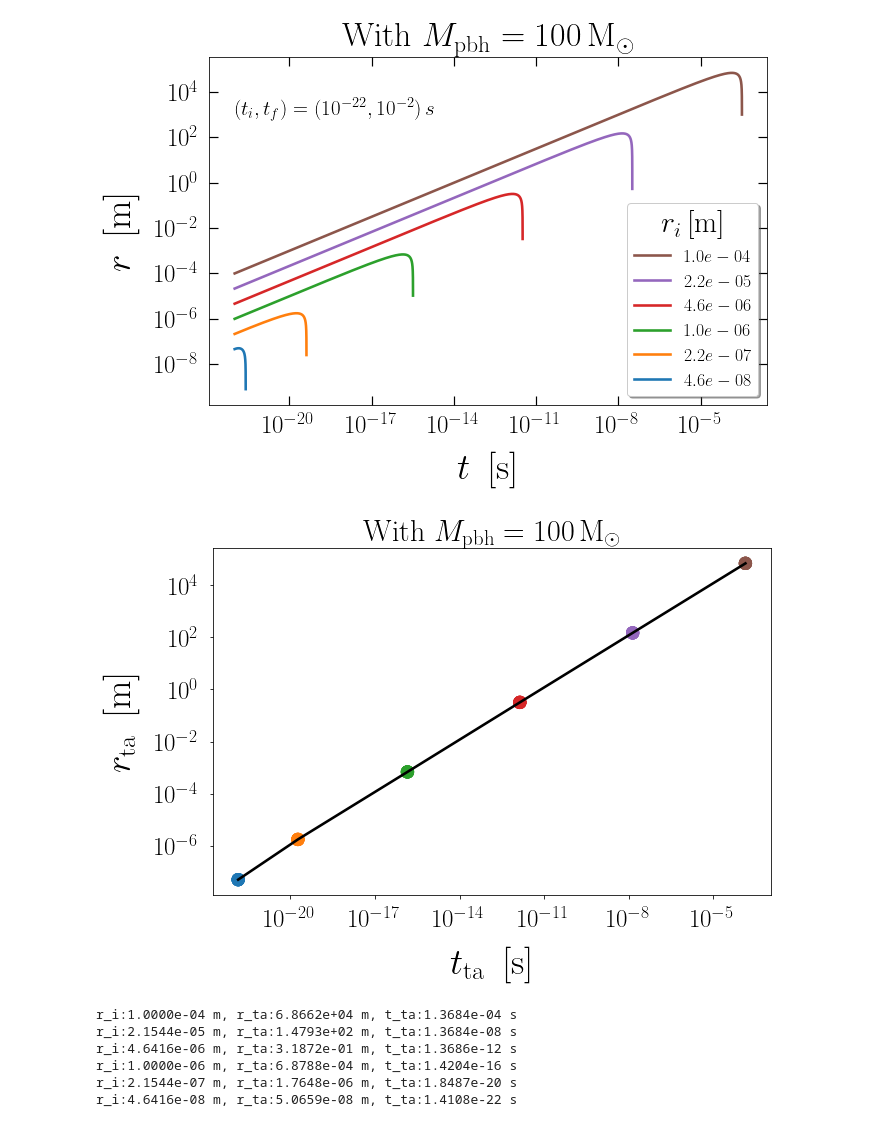
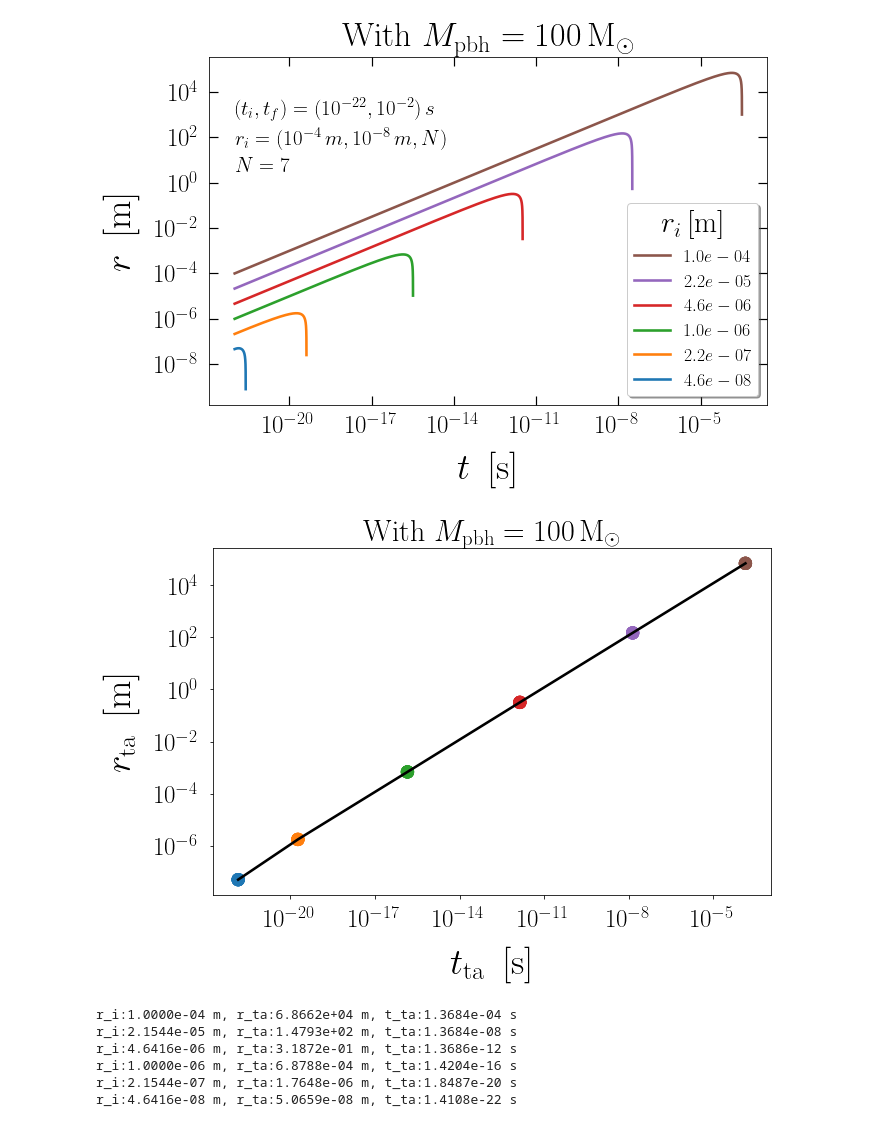
Before and after one commit to pratibhajangra591/project-3, a Jupyter notebook: fdm_density.ipynb, the cells around one changed output. Saved outputs shown, nothing was run; the diff lists cells and outputs as text; code cells hidden in the pictures.

```diff
--- a/fdm_density.ipynb
+++ b/fdm_density.ipynb
@@ -119,4 +83,38 @@ for j in range(len(rho_arr)):
 # %%
+t_i = 1e-22
+t_f = 1e-2
+t_arr = np.geomspace(t_i, t_f, 100000)
+ri_arr = np.geomspace(1e-4, 1e-8, 7)
+
+
+a_i = a(t_i)
+delta_M = np.zeros(len(ri_arr))
+delta_M[0] = M_1stshell(ri_arr[0], a_i)
+for j in range(1, len(ri_arr)):
+    delta_M[j] = M_1stshell(ri_arr[0], a_i) #keeping the mass of all the FDM shells same
+
+rho_arr = np.zeros(len(ri_arr)-1)
+for j in range(1, len(ri_arr)-1):
+    V_j = V_shell(ri_arr[j-1], ri_arr[j])
+    V_j1 = V_shell(ri_arr[j], ri_arr[j+1])
+    rho_arr[j] = (delta_M[j-1] - delta_M[j]) / (V_j + V_j1)
+
+
+
+
+grad_rho = np.gradient(rho_arr, ri_arr[:-1])
+laplacian_rho = np.gradient(grad_rho, ri_arr[:-1])
+
+QP_arr = np.zeros_like(rho_arr)
+for j in range(len(rho_arr)):
+    if rho_arr[j] > 0:
+        QP_arr[j] = ((4 * m_FDM**2)/ hbar**2) * (rho_arr[j] * laplacian_rho[j] - 0.5 * ((grad_rho[j]**2) / rho_arr[j]))
+    else:
+        QP_arr[j] = 0
+
+
+
+
 fig, ax1 = plt.subplots(figsize=(10, 6.4))
 plt.rc('lines', linewidth=2.6)
 plt.rcParams['font.family'] = 'serif'
@@ -142,6 +140,10 @@ for j in range(len(ri_arr)-1):
 
 
 plt.text(1e-22, 1e3, '$(t_i, t_f) = (10^{-22}, 10^{-2})\,s $', fontsize = 21)
+plt.text(1e-22, 50, '$r_i = (10^{-4}\,m, 10^{-8}\,m, N) $', fontsize = 21)
+plt.text(1e-22, 3, '$N = 7 $', fontsize = 21)
+
+
 ax1.tick_params(axis='x', pad=9.9)
 ax1.tick_params(axis='y', pad=9.9)
 plt.xlabel('$t \,$ [s]',fontsize= 37, labelpad = 15)
@@ -181,34 +183,34 @@ plt.show()
 
 
 
 
 for ri, r, t in zip(ri_arr, turnaround_radii, turnaround_times):
     print(f"r_i:{ri:.4e} m, r_ta:{r:.4e} m, t_ta:{t:.4e} s")
 
 rho_fdm_halo = np.zeros(len(turnaround_radii))
 for i in range(len(turnaround_radii)):
     if i == 0:
         rho_fdm_halo[i] = delta_M[0] / ((4/3) * np.pi * (turnaround_radii[i]**3))
     else:
         N_shells = i + 1
         M_halo = N_shells * delta_M[0]
         V_outer = (4/3) * np.pi * (turnaround_radii[i]**3)
         rho_fdm_halo[i] = M_halo / V_outer
 
 
 fig, ax3 = plt.subplots(figsize=(10, 6.4))
 ax3.loglog(turnaround_times, rho_fdm_halo, 'o-' ,color ='m')
 ax3.tick_params(axis='x', pad=9.9)
 ax3.tick_params(axis='y', pad=9.9)
 plt.xticks(fontsize=21)
 plt.yticks(fontsize=21)
 plt.xlabel(r'$t$ [s]', fontsize=28)
 plt.ylabel(r'$\rho_{\mathrm{halo}}$ [kg\, m$^{-3}$]', fontsize=28)
 plt.title(r'Density of the FDM Halo around $M_\mathrm{pbh} = 100\, \mathrm{M_{\odot}}$', fontsize=25)
 plt.savefig('rho_vs_t.pdf', bbox_inches = 'tight')
 plt.show()
 # %% [output]
-[figure, old version]
+[figure, new version]
 [figure]
 r_i:1.0000e-04 m, r_ta:6.8662e+04 m, t_ta:1.3684e-04 s
 r_i:2.1544e-05 m, r_ta:1.4793e+02 m, t_ta:1.3684e-08 s
```
Also changed, not shown: parts of 4 cells of this notebook.
